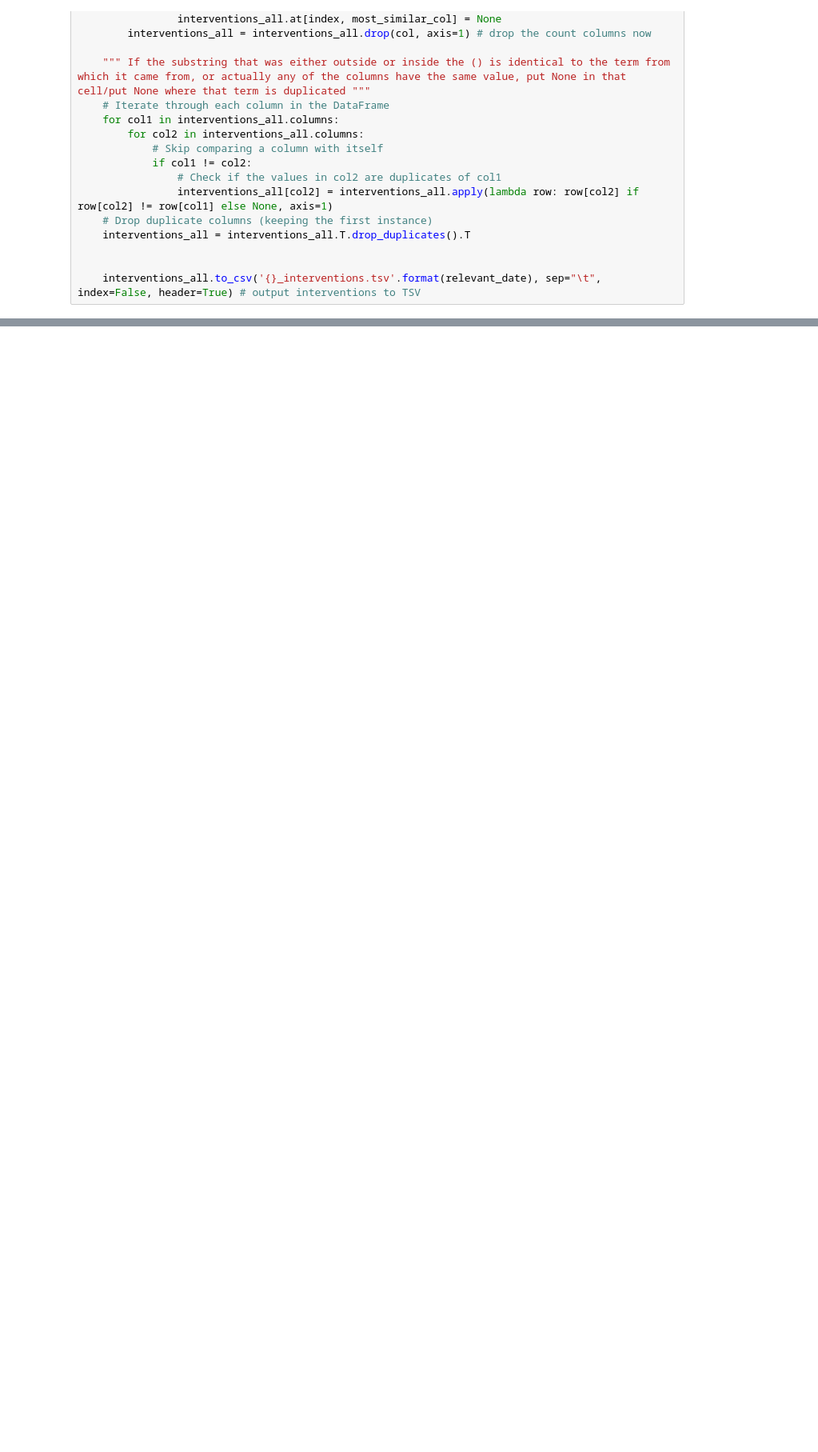
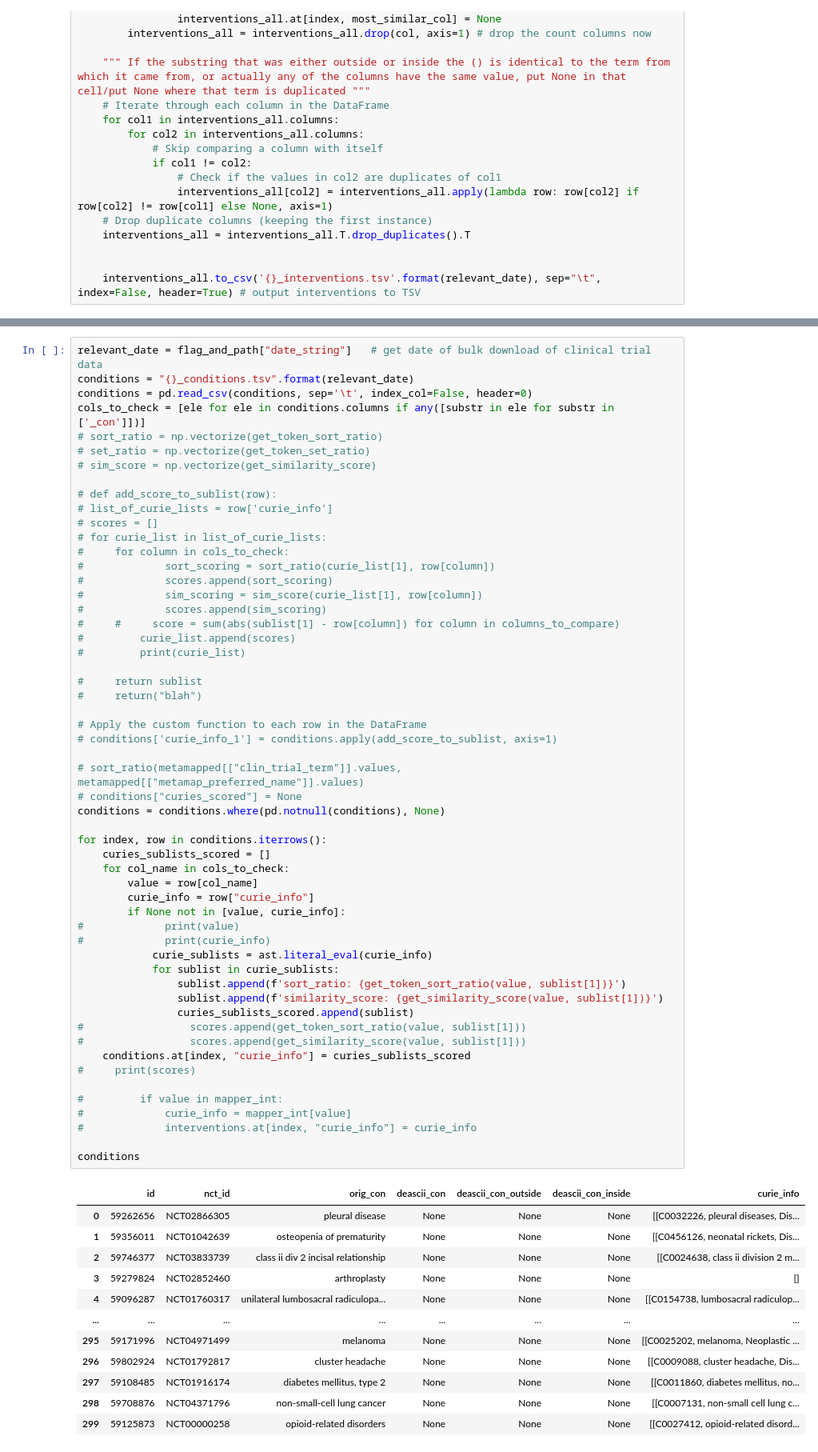
Before and after one commit to GitHubbit/Multiomics_ClinicalTrials_KP, a Jupyter notebook: mapper_ipynb_to_py_mm_only.ipynb, the cells around one changed output, grey strips where cells are left out. Shown at 80% size. Saved outputs shown, nothing was run; the diff lists cells and outputs as text; blank space fills up the shorter version.

Commit message:
Scoring function for MetaMap mappings working

```diff
--- a/mapper_ipynb_to_py_mm_only.ipynb
+++ b/mapper_ipynb_to_py_mm_only.ipynb
@@ -755,0 +516,68 @@ with pd.option_context('display.max_rows', None, 'display.max_columns', None, 'd
+# %%
+relevant_date = flag_and_path["date_string"]   # get date of bulk download of clinical trial data
+conditions = "{}_conditions.tsv".format(relevant_date)
+conditions = pd.read_csv(conditions, sep='\t', index_col=False, header=0)
+cols_to_check = [ele for ele in conditions.columns if any([substr in ele for substr in ['_con']])]
+# sort_ratio = np.vectorize(get_token_sort_ratio)
+# set_ratio = np.vectorize(get_token_set_ratio)
+# sim_score = np.vectorize(get_similarity_score)
+
+# def add_score_to_sublist(row):
+# list_of_curie_lists = row['curie_info']
+# scores = []
+# for curie_list in list_of_curie_lists:
+#     for column in cols_to_check:
+#             sort_scoring = sort_ratio(curie_list[1], row[column])
+#             scores.append(sort_scoring)
+#             sim_scoring = sim_score(curie_list[1], row[column])
+#             scores.append(sim_scoring)
+#     #     score = sum(abs(sublist[1] - row[column]) for column in columns_to_compare)
+#         curie_list.append(scores)
+#         print(curie_list)
+
+#     return sublist
+#     return("blah")
+
+# Apply the custom function to each row in the DataFrame
+# conditions['curie_info_1'] = conditions.apply(add_score_to_sublist, axis=1)
+
+# sort_ratio(metamapped[["clin_trial_term"]].values, metamapped[["metamap_preferred_name"]].values)
+# conditions["curies_scored"] = None
+conditions = conditions.where(pd.notnull(conditions), None)
+
+for index, row in conditions.iterrows():
+    curies_sublists_scored = []
+    for col_name in cols_to_check:
+        value = row[col_name]
+        curie_info = row["curie_info"]
+        if None not in [value, curie_info]:
+#             print(value)
+#             print(curie_info)
+            curie_sublists = ast.literal_eval(curie_info)
+            for sublist in curie_sublists:
+                sublist.append(f'sort_ratio: {get_token_sort_ratio(value, sublist[1])}')
+                sublist.append(f'similarity_score: {get_similarity_score(value, sublist[1])}')
+                curies_sublists_scored.append(sublist)
+#                 scores.append(get_token_sort_ratio(value, sublist[1]))
+#                 scores.append(get_similarity_score(value, sublist[1]))
+    conditions.at[index, "curie_info"] = curies_sublists_scored
+#     print(scores)
+
+#         if value in mapper_int:
+#             curie_info = mapper_int[value]
+#             interventions.at[index, "curie_info"] = curie_info
+
+conditions
+# %% [output]
+|  | id | nct_id | orig_con | deascii_con | deascii_con_outside | deascii_con_inside | curie_info |
+| 0 | 59262656 | NCT02866305 | pleural disease | None | None | None | [[C0032226, pleural diseases, Dis... |
+| 1 | 59356011 | NCT01042639 | osteopenia of prematurity | None | None | None | [[C0456126, neonatal rickets, Dis... |
+| 2 | 59746377 | NCT03833739 | class ii div 2 incisal relationship | None | None | None | [[C0024638, class ii division 2 m... |
+| 3 | 59279824 | NCT02852460 | arthroplasty | None | None | None | [] |
+| 4 | 59096287 | NCT01760317 | unilateral lumbosacral radiculopa... | None | None | None | [[C0154738, lumbosacral radiculop... |
+| ... | ... | ... | ... | ... | ... | ... | ... |
+| 295 | 59171996 | NCT04971499 | melanoma | None | None | None | [[C0025202, melanoma, Neoplastic ... |
+| 296 | 59802924 | NCT01792817 | cluster headache | None | None | None | [[C0009088, cluster headache, Dis... |
+| 297 | 59108485 | NCT01916174 | diabetes mellitus, type 2 | None | None | None | [[C0011860, diabetes mellitus, no... |
+| 298 | 59708876 | NCT04371796 | non-small-cell lung cancer | None | None | None | [[C0007131, non-small cell lung c... |
+| 299 | 59125873 | NCT00000258 | opioid-related disorders | None | None | None | [[C0027412, opioid-related disord... |
```
Also changed, not shown: parts of 19 cells of this notebook.
